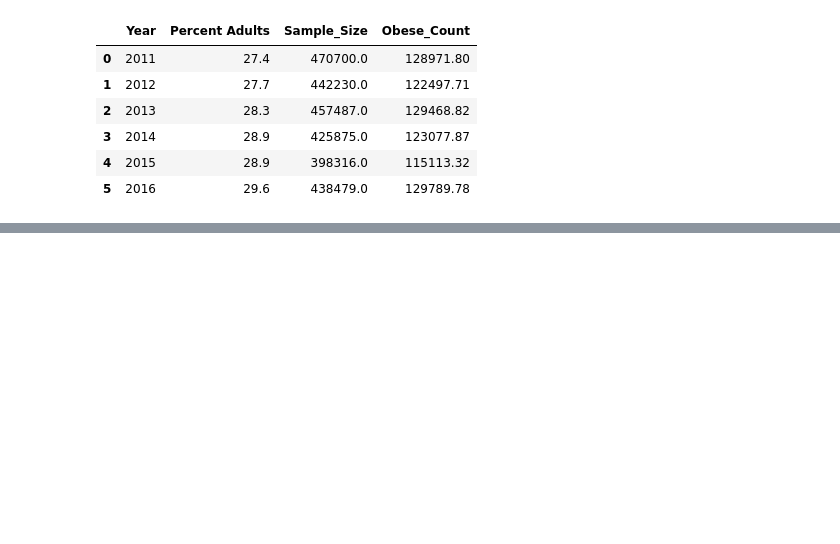
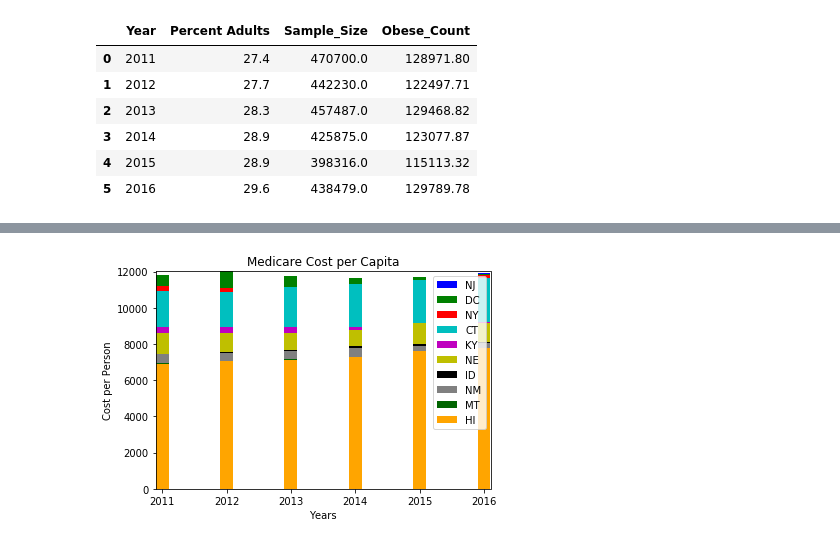
Before and after one commit to Rshn8411/project1, a Jupyter notebook: DL_Graphs/2011_2016_Graphs.ipynb, the cells around one changed output, grey strips where cells are left out. Drawn from its saved outputs; the diff is of its cells as text; code cells hidden in the pictures; blank space fills up the shorter version.

```diff
--- a/DL_Graphs/2011_2016_Graphs.ipynb
+++ b/DL_Graphs/2011_2016_Graphs.ipynb
@@ -259,0 +336,24 @@ median_income_data = median_income_df.set_index
+# %%
+ax = plt.subplot(111)
+ax.bar(x_axis, range_cpc['NJ'], width=0.2, color='b', align='center')
+ax.bar(x_axis, range_cpc['DC'], width=0.2, color='g', align='center')
+ax.bar(x_axis, range_cpc['NY'], width=0.2, color='r', align='center')
+ax.bar(x_axis, range_cpc['CT'], width=0.2, color='c', align='center')
+ax.bar(x_axis, range_cpc['KY'], width=0.2, color='m', align='center')
+ax.bar(x_axis, range_cpc['NE'], width=0.2, color='y', align='center')
+ax.bar(x_axis, range_cpc['ID'], width=0.2, color='k', align='center')
+ax.bar(x_axis, range_cpc['NM'], width=0.2, color='grey', align='center')
+ax.bar(x_axis, range_cpc['MT'], width=0.2, color='darkgreen', align='center')
+ax.bar(x_axis, range_cpc['HI'], width=0.2, color='orange', align='center')
+ax.autoscale(tight=True)
+
+#ax.set_ylabel('Metric')
+ax.set_ylabel('Cost per Person')
+ax.set_xlabel('Years')
+ax.set_title('Medicare Cost per Capita')
+ax.legend(range_cpc)
+
+
+plt.show()
+# %% [output]
+[figure, added]
```
Also changed, not shown: parts of 9 cells of this notebook, 1 other file.
